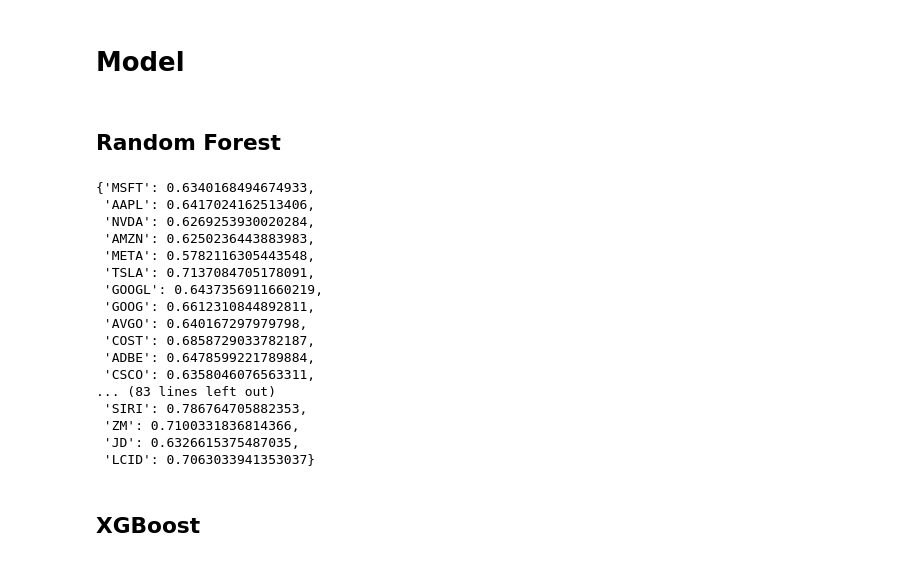
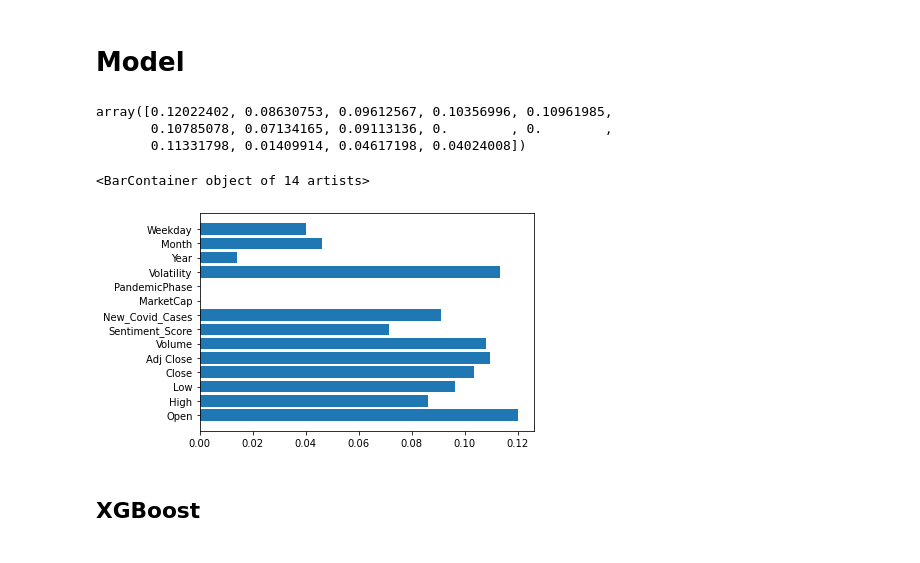
Before and after one commit to kotaaaaaaa/Stock-market-prediction, a Jupyter notebook: Feature Engineering.ipynb, the cells around one changed output. Cells and saved outputs as stored; diff of their text form; code cells hidden in the pictures.

```diff
--- a/Feature Engineering.ipynb
+++ b/Feature Engineering.ipynb
@@ -69,8 +80,6 @@ df = df.iloc[5:]
 
 # # Fit the encoder to the 'Ticker' column and transform it
 # df['Ticker'] = le.fit_transform(df['Ticker'])
-# %% [markdown]
-## Random Forest
 # %%
 from sklearn.model_selection import train_test_split
 from sklearn.ensemble import RandomForestClassifier
@@ -126,29 +135,18 @@ for ticker in df['Ticker'].unique():
     # Store the AUC score and model in dictionaries
     ticker_auc_scores[ticker] = auc_score
     ticker_rf_models[ticker] = rf_model
-
-ticker_auc_scores
-# %% [output]
-{'MSFT': 0.6340168494674933,
- 'AAPL': 0.6417024162513406,
- 'NVDA': 0.6269253930020284,
- 'AMZN': 0.6250236443883983,
- 'META': 0.5782116305443548,
- 'TSLA': 0.7137084705178091,
- 'GOOGL': 0.6437356911660219,
- 'GOOG': 0.6612310844892811,
- 'AVGO': 0.640167297979798,
- 'COST': 0.6858729033782187,
- 'ADBE': 0.6478599221789884,
- 'CSCO': 0.6358046076563311,
-... (83 lines left out)
- 'SIRI': 0.786764705882353,
- 'ZM': 0.7100331836814366,
- 'JD': 0.6326615375487035,
- 'LCID': 0.7063033941353037}
+# %%
+rf_model.feature_importances_
+# %% [output]
+array([0.12022402, 0.08630753, 0.09612567, 0.10356996, 0.10961985,
+       0.10785078, 0.07134165, 0.09113136, 0.        , 0.        ,
+       0.11331798, 0.01409914, 0.04617198, 0.04024008])
 # %%
-# import matplotlib.pyplot as plt
-# plt.barh(X.columns, rf_model.feature_importances_)
+import matplotlib.pyplot as plt
+plt.barh(X.columns, rf_model.feature_importances_)
+# %% [output]
+<BarContainer object of 14 artists>
+[figure, added]
 # %% [markdown]
 ## XGBoost
 # %%
```
Also changed, not shown: parts of 39 cells of this notebook, 38 other files.
